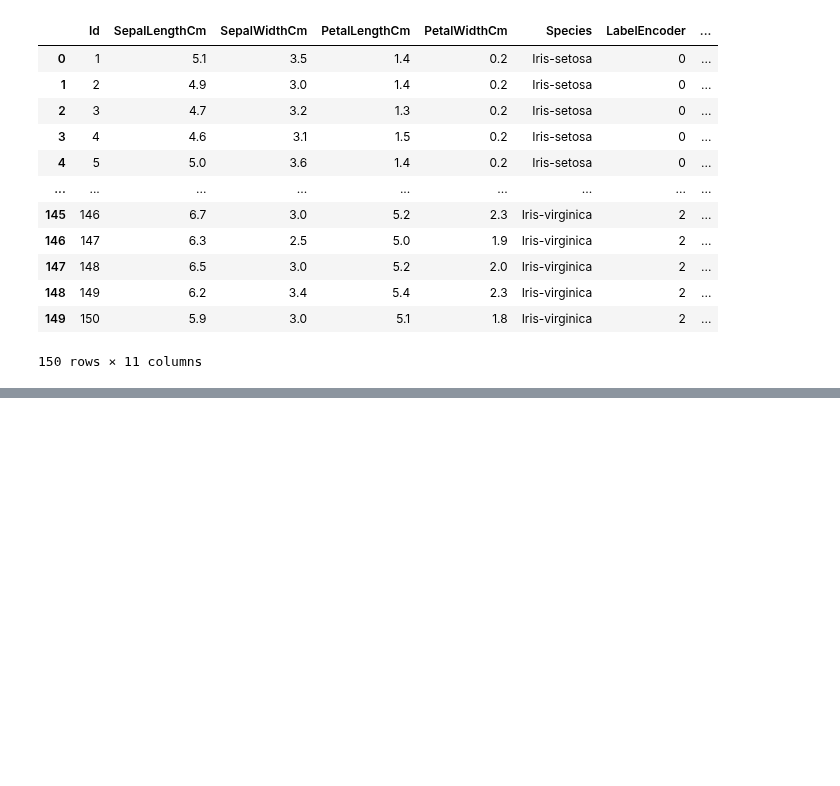
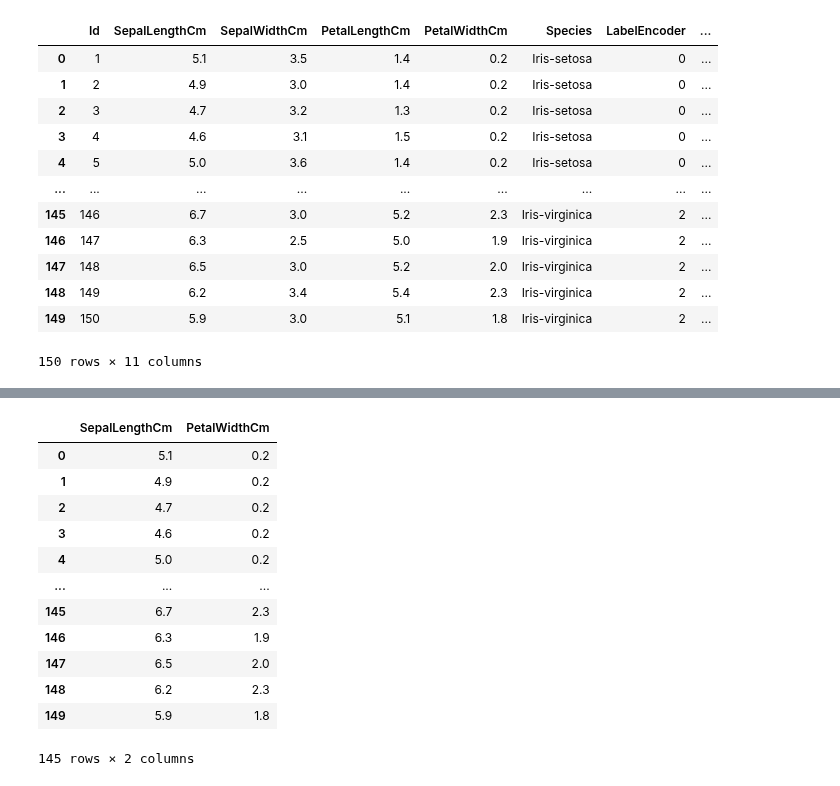
Before and after one commit to Htet-Khant-Linn/CS-300-Introduction-to-Machine-Learning, a Jupyter notebook: globelEnv/20260915-encoding_techniques.ipynb, the cells around one changed output, grey strips where cells are left out. Saved outputs shown, nothing was run; the diff lists cells and outputs as text; code cells hidden in the pictures; blank space fills up the shorter version.

```diff
--- a/globelEnv/20260915-encoding_techniques.ipynb
+++ b/globelEnv/20260915-encoding_techniques.ipynb
@@ -149,0 +246,16 @@ final_df
+# %%
+df2.loc[df2['SepalLengthCm']>1.5, ['SepalLengthCm', 'PetalWidthCm']]
+# %% [output]
+|  | SepalLengthCm | PetalWidthCm |
+| 0 | 5.1 | 0.2 |
+| 1 | 4.9 | 0.2 |
+| 2 | 4.7 | 0.2 |
+| 3 | 4.6 | 0.2 |
+| 4 | 5.0 | 0.2 |
+| ... | ... | ... |
+| 145 | 6.7 | 2.3 |
+| 146 | 6.3 | 1.9 |
+| 147 | 6.5 | 2.0 |
+| 148 | 6.2 | 2.3 |
+| 149 | 5.9 | 1.8 |
+145 rows × 2 columns
```
Also changed, not shown: parts of 7 cells of this notebook.
